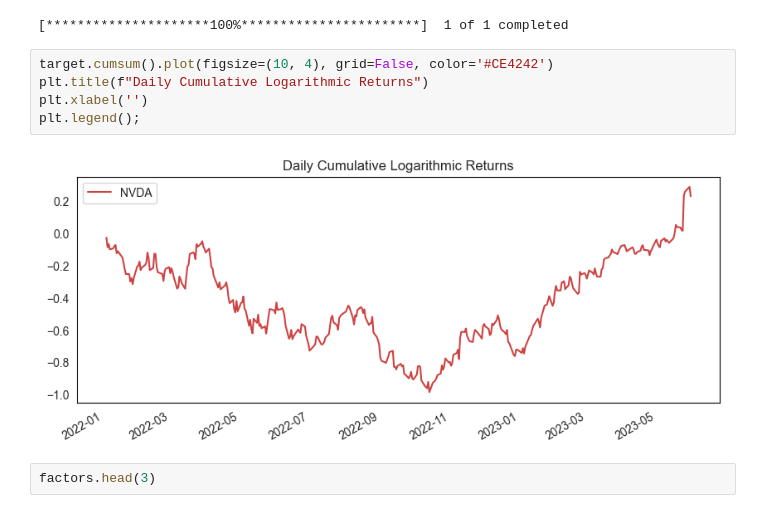
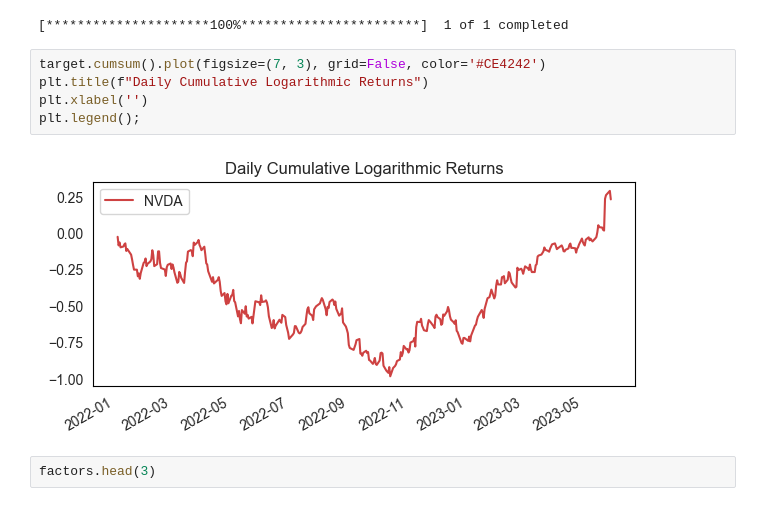
Before and after one commit to aungsias/Forays, a Jupyter notebook: Self/1. Market Movements and Factors - Linear v. Logistic Regression/index.ipynb, the cells around one changed output. Drawn from its saved outputs; the diff is of its cells as text.

```diff
--- a/Self/1. Market Movements and Factors - Linear v. Logistic Regression/index.ipynb
+++ b/Self/1. Market Movements and Factors - Linear v. Logistic Regression/index.ipynb
@@ -23,12 +23,12 @@ target = np.log(prices).diff()[1:]
 # %% [output]
 [*********************100%***********************]  1 of 1 completed
 # %%
-target.cumsum().plot(figsize=(10, 4), grid=False, color='#CE4242')
+target.cumsum().plot(figsize=(7, 3), grid=False, color='#CE4242')
 plt.title(f"Daily Cumulative Logarithmic Returns")
 plt.xlabel('')
 plt.legend();
 # %% [output]
-[figure, old version]
+[figure, new version]
 # %%
 factors.head(3)
 # %% [output]
```
Also changed, not shown: parts of 3 cells of this notebook.
